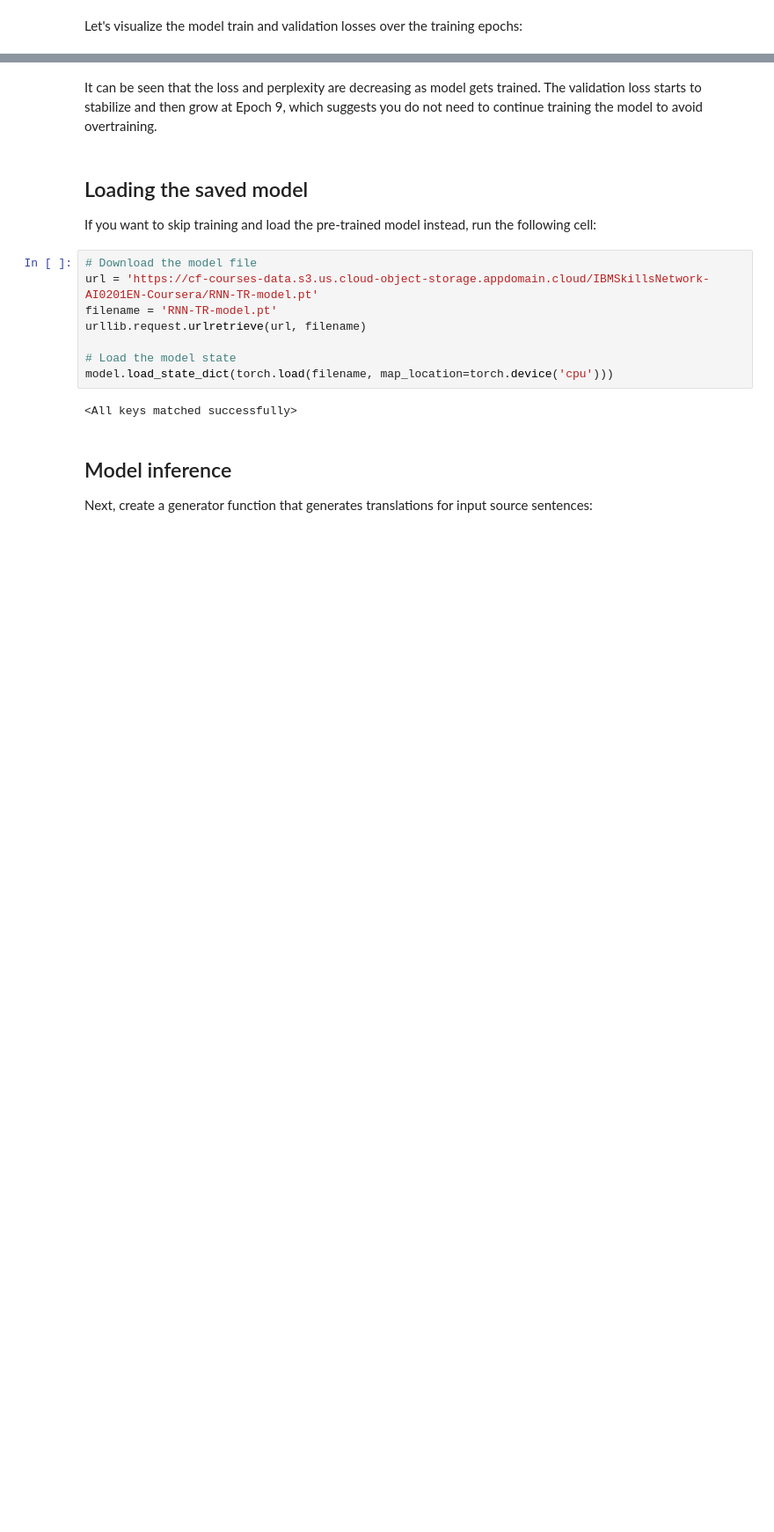
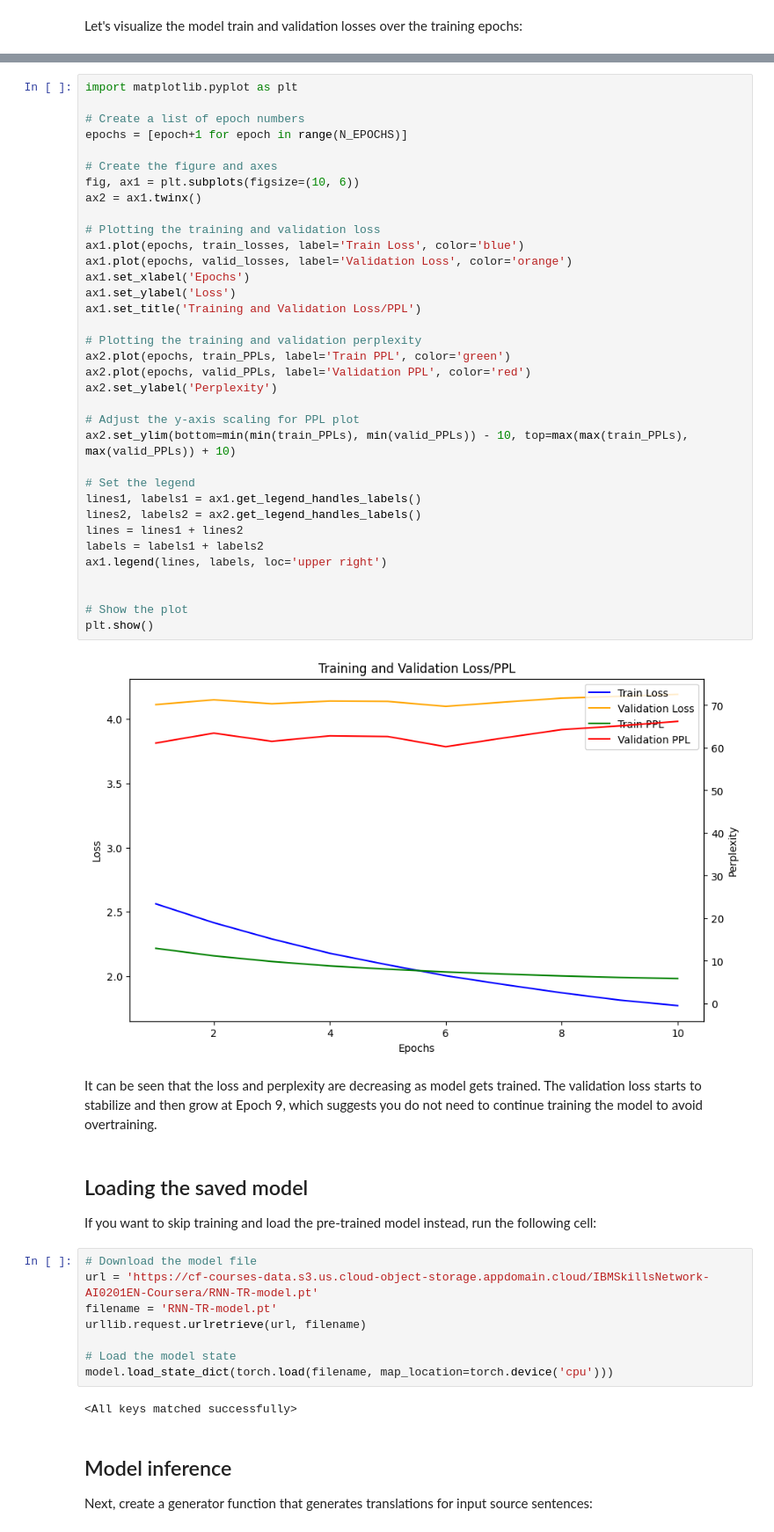
Before and after one commit to Mathes76/IBM_GenAI, a Jupyter notebook: Developing_a_Sequence-to-Sequence_Model.ipynb, the cells around one changed output, grey strips where cells are left out. Shown at 88% size. Cells and saved outputs as stored; diff of their text form; blank space fills up the shorter version.

```diff
--- a/Developing_a_Sequence-to-Sequence_Model.ipynb
+++ b/Developing_a_Sequence-to-Sequence_Model.ipynb
@@ -1065,3 +1158,40 @@ Let's visualize the model train and validation losses over the training epochs:
+# %%
+import matplotlib.pyplot as plt
+
+# Create a list of epoch numbers
+epochs = [epoch+1 for epoch in range(N_EPOCHS)]
+
+# Create the figure and axes
+fig, ax1 = plt.subplots(figsize=(10, 6))
+ax2 = ax1.twinx()
+
+# Plotting the training and validation loss
+ax1.plot(epochs, train_losses, label='Train Loss', color='blue')
+ax1.plot(epochs, valid_losses, label='Validation Loss', color='orange')
+ax1.set_xlabel('Epochs')
+ax1.set_ylabel('Loss')
+ax1.set_title('Training and Validation Loss/PPL')
+
+# Plotting the training and validation perplexity
+ax2.plot(epochs, train_PPLs, label='Train PPL', color='green')
+ax2.plot(epochs, valid_PPLs, label='Validation PPL', color='red')
+ax2.set_ylabel('Perplexity')
+
+# Adjust the y-axis scaling for PPL plot
+ax2.set_ylim(bottom=min(min(train_PPLs), min(valid_PPLs)) - 10, top=max(max(train_PPLs), max(valid_PPLs)) + 10)
+
+# Set the legend
+lines1, labels1 = ax1.get_legend_handles_labels()
+lines2, labels2 = ax2.get_legend_handles_labels()
+lines = lines1 + lines2
+labels = labels1 + labels2
+ax1.legend(lines, labels, loc='upper right')
+
+
+# Show the plot
+plt.show()
+# %% [output]
+[figure, added]
 # %% [markdown]
 It can be seen that the loss and perplexity are decreasing as model gets trained. The validation loss starts to stabilize and then grow at Epoch 9, which suggests you do not need to continue training the model to avoid overtraining.
 # %% [markdown]
```
Also changed, not shown: parts of 9 cells of this notebook.
